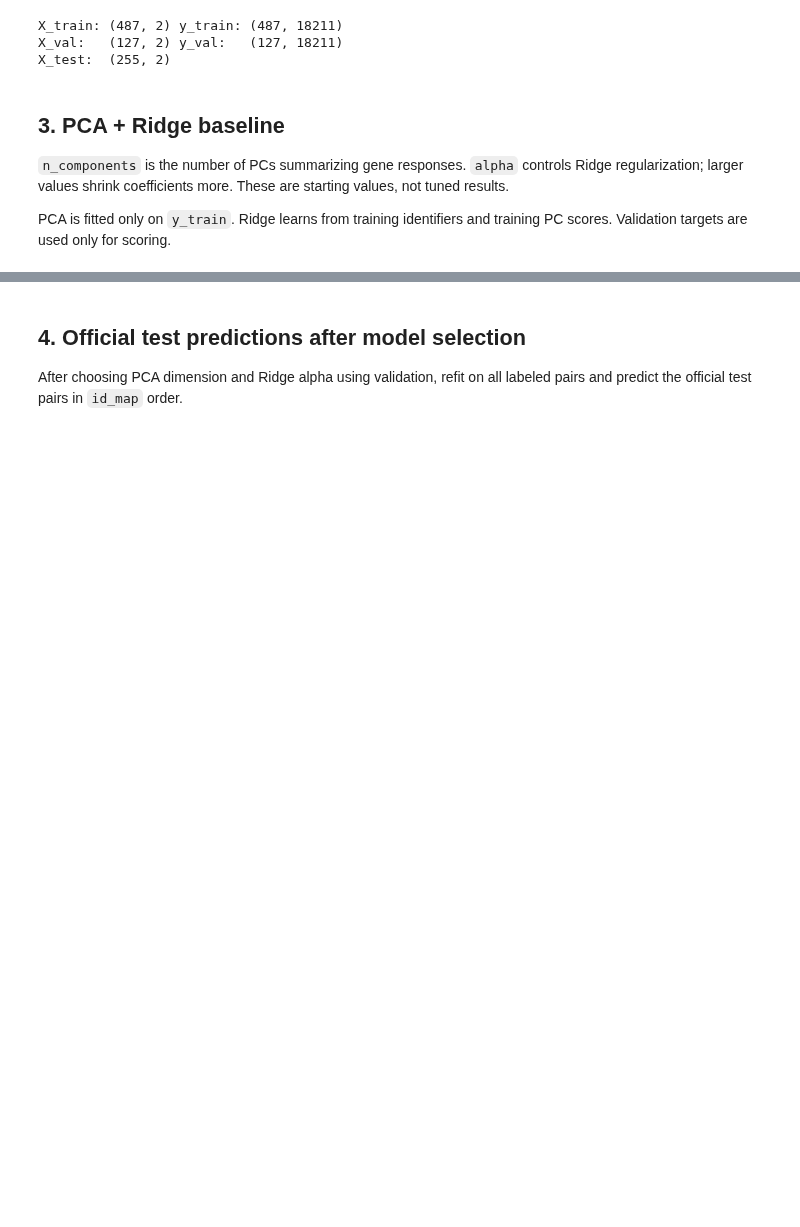
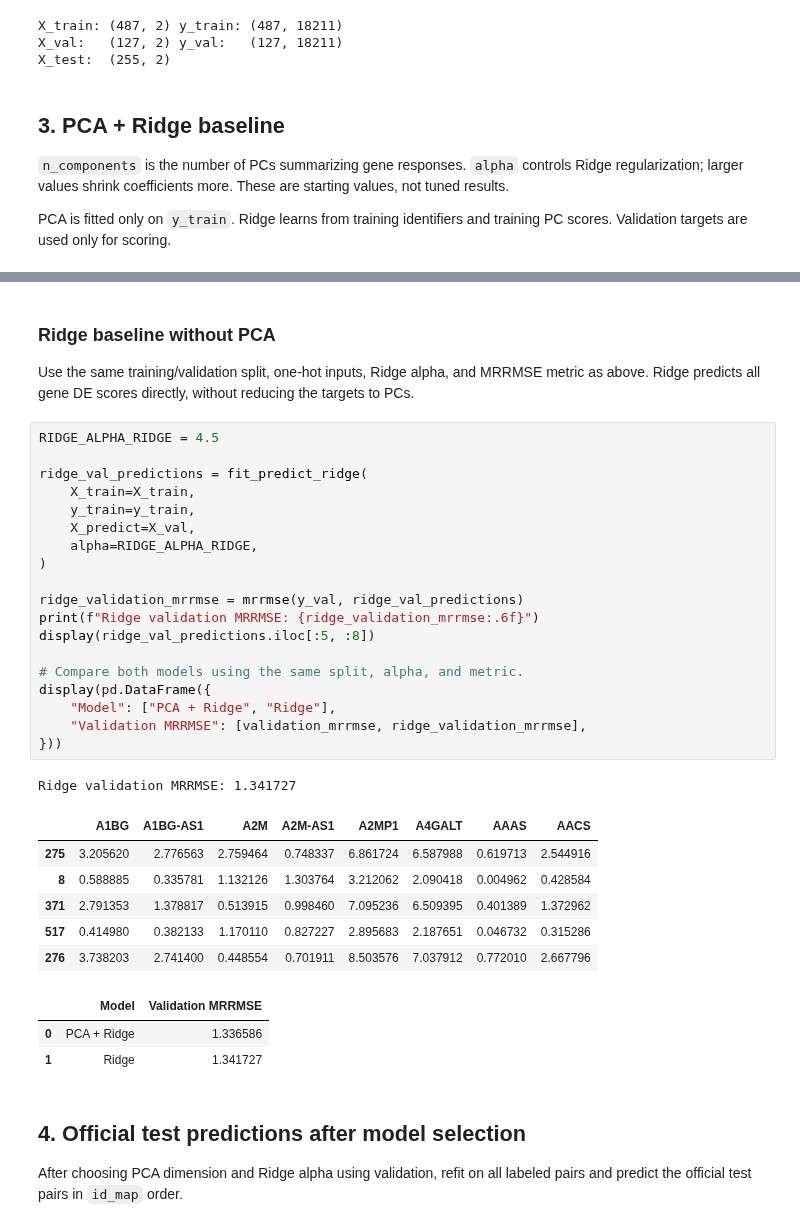
Before and after one commit to hallenfan222/Biomedical-Data-Design, a Jupyter notebook: Singlecell_perturbations/Model_workflow.ipynb, the cells around one changed output, grey strips where cells are left out. Saved outputs shown, nothing was run; the diff lists cells and outputs as text; blank space fills up the shorter version.

Commit message:
linear baseline upload

```diff
--- a/Singlecell_perturbations/Model_workflow.ipynb
+++ b/Singlecell_perturbations/Model_workflow.ipynb
@@ -152,3 +154,37 @@ Validation MRRMSE: 1.358094
+# %% [markdown]
+### Ridge baseline without PCA
+
+Use the same training/validation split, one-hot inputs, Ridge alpha, and MRRMSE metric as above. Ridge predicts all gene DE scores directly, without reducing the targets to PCs.
+# %%
+RIDGE_ALPHA_RIDGE = 4.5
+
+ridge_val_predictions = fit_predict_ridge(
+    X_train=X_train,
+    y_train=y_train,
+    X_predict=X_val,
+    alpha=RIDGE_ALPHA_RIDGE,
+)
+
+ridge_validation_mrrmse = mrrmse(y_val, ridge_val_predictions)
+print(f"Ridge validation MRRMSE: {ridge_validation_mrrmse:.6f}")
+display(ridge_val_predictions.iloc[:5, :8])
+
+# Compare both models using the same split, alpha, and metric.
+display(pd.DataFrame({
+    "Model": ["PCA + Ridge", "Ridge"],
+    "Validation MRRMSE": [validation_mrrmse, ridge_validation_mrrmse],
+}))
+# %% [output]
+Ridge validation MRRMSE: 1.341727
+|  | A1BG | A1BG-AS1 | A2M | A2M-AS1 | A2MP1 | A4GALT | AAAS | AACS |
+| 275 | 3.205620 | 2.776563 | 2.759464 | 0.748337 | 6.861724 | 6.587988 | 0.619713 | 2.544916 |
+| 8 | 0.588885 | 0.335781 | 1.132126 | 1.303764 | 3.212062 | 2.090418 | 0.004962 | 0.428584 |
+| 371 | 2.791353 | 1.378817 | 0.513915 | 0.998460 | 7.095236 | 6.509395 | 0.401389 | 1.372962 |
+| 517 | 0.414980 | 0.382133 | 1.170110 | 0.827227 | 2.895683 | 2.187651 | 0.046732 | 0.315286 |
+| 276 | 3.738203 | 2.741400 | 0.448554 | 0.701911 | 8.503576 | 7.037912 | 0.772010 | 2.667796 |
+|  | Model | Validation MRRMSE |
+| 0 | PCA + Ridge | 1.336586 |
+| 1 | Ridge | 1.341727 |
 # %% [markdown]
 ## 4. Official test predictions after model selection
 
```
Also changed, not shown: parts of 5 cells of this notebook, 5 other files.
